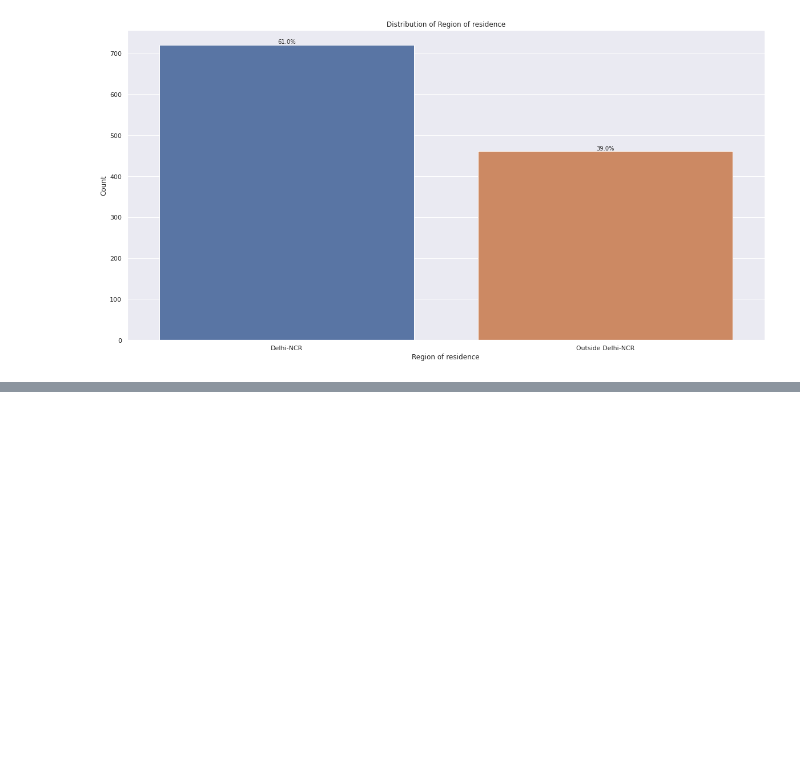
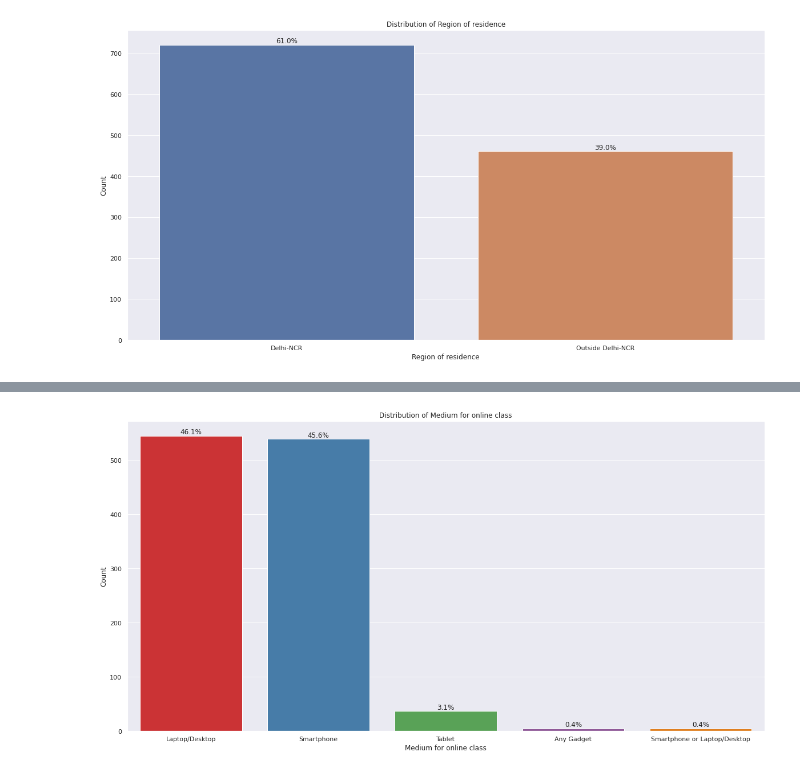
Before and after one commit to tanguolin/Iteration4, a Jupyter notebook: wtam186_Iteration4.ipynb, the cells around one changed output, grey strips where cells are left out. Cells and saved outputs as stored; diff of their text form; code cells hidden in the pictures; blank space fills up the shorter version.

```diff
--- a/wtam186_Iteration4.ipynb
+++ b/wtam186_Iteration4.ipynb
@@ -129,0 +149,22 @@ plt.show()
+# %%
+#PySpark doesn't provide as extensive plotting capabilities as Pandas and Matplotlib
+#So could not use pyspark to create the bar chart
+sns.set(style='darkgrid')
+plt.figure(figsize=(20, 10))
+ax = sns.countplot(x='Medium for online class', data=dfpd, palette='Set1') # Change the palette for visualization
+# Calculate percentages
+total = len(dfpd)
+counts = dfpd['Medium for online class'].value_counts()
+percentages = counts / total * 100
+# Annotate the bars with percentage labels
+for i, p in enumerate(ax.patches):
+    height = p.get_height()
+    ax.annotate(f'{percentages[i]:.1f}%',
+    (p.get_x() + p.get_width() / 2., height),
+    ha='center', va='bottom')
+plt.xlabel('Medium for online class')
+plt.ylabel('Count')
+plt.title('Distribution of Medium for online class')
+plt.show()
+# %% [output]
+[figure, added]
```
Also changed, not shown: parts of 5 cells of this notebook.
